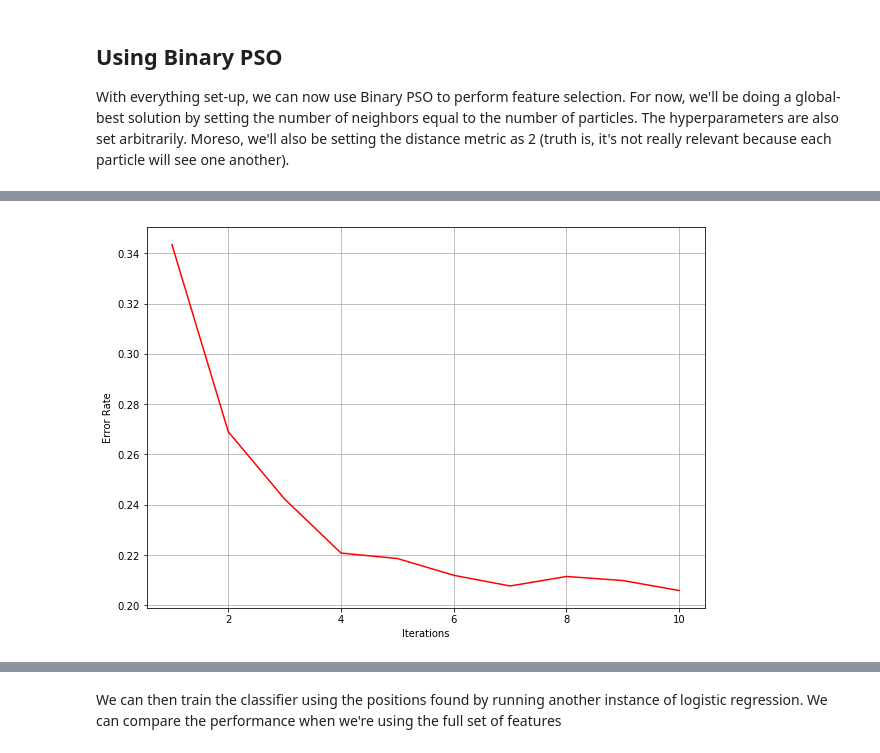
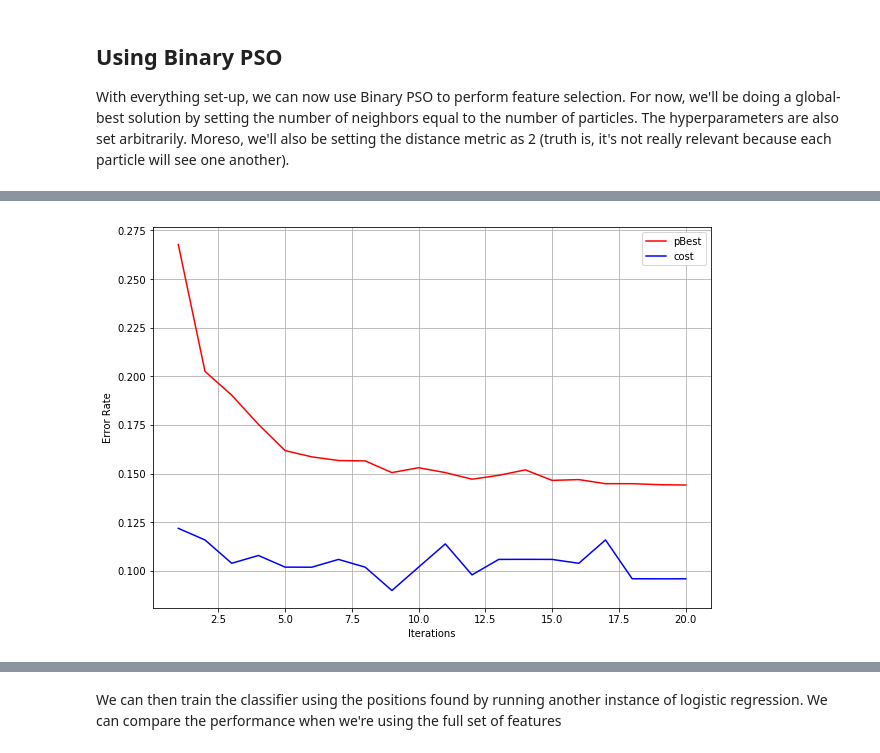
Before and after one commit to ahcantao/PSOFeatureSelection, a Jupyter notebook: feature_subset_selection.ipynb, the cells around one changed output, grey strips where cells are left out. Cells and saved outputs as stored; diff of their text form; code cells hidden in the pictures.

Commit message:
Updating
Fixed plot, now it's plotting the right values to the graph.

```diff
--- a/feature_subset_selection.ipynb
+++ b/feature_subset_selection.ipynb
@@ -58,9 +58,9 @@ For our toy dataset, we will be rigging some parameters a bit. Out of the 10 fea
 from sklearn.datasets import make_classification
 from sklearn.model_selection import train_test_split
 
-X, y = make_classification(n_samples=500, n_features=10, n_classes=2,
+X, y = make_classification(n_samples=500, n_features=20, n_classes=2,
                            n_informative=5, n_redundant=0, n_repeated=0,
-                           random_state=None, shuffle=False)
+                           random_state=None, shuffle=True)
 
 #X, X_test, y, y_test = train_test_split(X, y, test_size=0.20, random_state=None)
 #X, y = make_classification(n_samples=100, n_features=15, n_classes=3,
@@ -174,21 +174,21 @@ particleSize = list()
 #mySubsets = list()
 
 # Initialize swarm, arbitrary
-options = {'c1': 2.0, 'c2': 0.6, 'w':0.3, 'k': 10, 'p':2}
+options = {'c1': 2, 'c2': 2, 'w':0.3, 'k': 20, 'p':2}
 
 # Call instance of PSO
 dimensions = len(X[1]) # dimensions should be the number of features
 #optimizer.reset()
 #optimizer = ps.single.GlobalBestPSO(n_particles=1, dimensions=dimensions,
 #                                    options=options)
-optimizer = ps.discrete.BinaryPSO(n_particles=10, dimensions=dimensions, options=options)
+optimizer = ps.discrete.BinaryPSO(n_particles=20, dimensions=dimensions, options=options)
 
 # Perform optimization
 #cost, pos = optimizer.optimize(f, print_step=1, iters=10, verbose=2)
 
 
 # Initialize plot environment
-plt_env = PlotEnvironment(optimizer, f, 10)
+plt_env = PlotEnvironment(optimizer, f, 50)
 
 # Plot the cost
 plt_env.plot_cost(figsize=(8,6));
@@ -222,24 +240,26 @@ array([0.34486805, 0.27431939, 0.26201154, 0.23882397, 0.23486321,
 # %%
 import matplotlib.pyplot as plt #MatPlotLib usado para desenhar o gráfico criado com o NetworkX
 
 iterations = list(range(1,len(optimizer.get_cost_history)+1))
 plt.figure(figsize=(10,7))
 #plt.xlabel('2^i classes')
 plt.xlabel('Iterations')
 plt.ylabel('Error Rate')
 #get_cost_history #erro médio da iteracao
 #optimizer.mean_pbest_history #erro minimo pbest
-plt.plot(iterations, optimizer.mean_pbest_history, 'r', label='GDirInKatz')
+plt.plot(iterations, optimizer.mean_pbest_history, 'r', label='pBest')
+plt.plot(iterations, optimizer.get_cost_history, 'b', label='cost')
+plt.legend()
 #plt.legend(bbox_to_anchor=(1.05, 1), loc=2, borderaxespad=0.)
 plt.grid(True)
 
 
 #plt.savefig("D:/USP/2018-1/Computação Bioinspirada/Trabalhos/iterationVSerrorRate2.png", format="PNG")
 
 
 plt.show()
 # %% [output]
-[figure, old version]
+[figure, new version]
 # %%
 import matplotlib.pyplot as plt #MatPlotLib usado para desenhar o gráfico criado com o NetworkX
 
```
Also changed, not shown: parts of 10 cells of this notebook.
